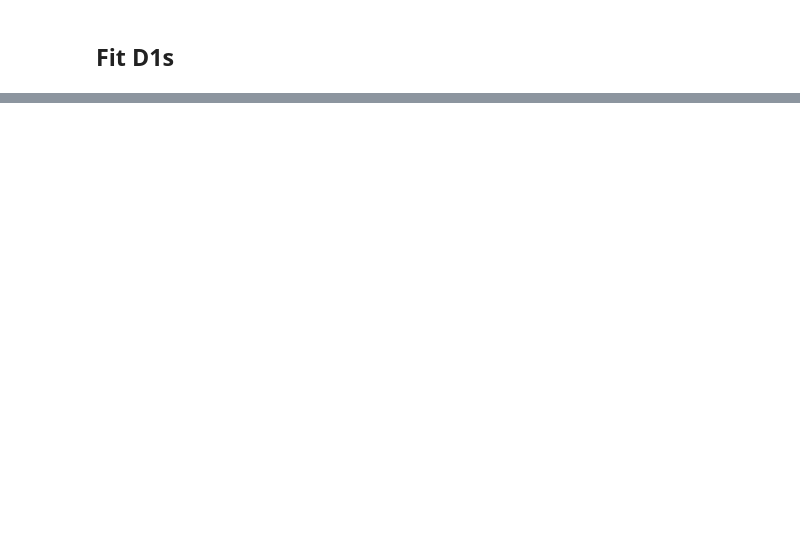
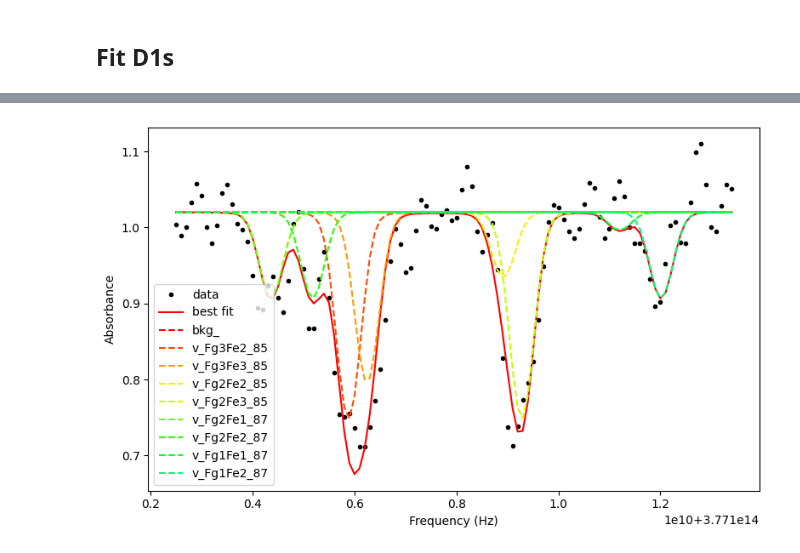
Before and after one commit to Seabear-attack/dev-table, a Jupyter notebook: Dual Comb/line_fit_rel.ipynb, the cells around one changed output, grey strips where cells are left out. Drawn from its saved outputs; the diff is of its cells as text; code cells hidden in the pictures; blank space fills up the shorter version.

```diff
--- a/Dual Comb/line_fit_rel.ipynb
+++ b/Dual Comb/line_fit_rel.ipynb
@@ -291,0 +612,86 @@ plt.show()
+# %%
+mask = (full_axis >= nu0_D1 - 5e9) & (full_axis <= nu0_D1 + 6e9)
+axis = full_axis[mask]
+spectrum = full_spectrum[mask]
+# ---------------------------
+# Build composite Voigt model
+# ---------------------------
+model = ConstantModel(prefix='bkg_')  # background offset
+params = model.make_params()
+
+params['bkg_c'].set(value=1)
+params.add('xoffset', value=0, min=-500e6, max=500e6)
+params.add('amp_scale', value=1e9)
+
+for isotope, transitions in lines['D1'].items():
+    for transition, props in transitions.items():
+        prefix = f'v_{transition + '_' + isotope}'
+        m = Model(transmission_model, prefix=prefix)
+        model *= m
+        params.update(m.make_params())
+
+        # Give reasonable starting guesses
+        params.add(f'{prefix}amp_rel', value=props['absorption'], vary=False)
+        params[f'{prefix}sigma'].set(value=props['sigma'], vary=False)
+        params[f'{prefix}gamma'].set(value=props['gamma'], vary=False)
+        params.add(f'{prefix}center_rel', value=props['center'], vary=False)
+        params[f'{prefix}center'].expr = f'{prefix}center_rel + xoffset'
+        params[f'{prefix}amplitude'].expr = f'{prefix}amp_rel * amp_scale'
+
+# ---------------------------
+# Fit model to data
+# ---------------------------
+result = model.fit(spectrum, params, x=axis)
+
+# ---------------------------
+# Display results
+# ---------------------------
+print(result.fit_report())
+
+yoffset = result.params['bkg_c'].value
+# xoffset = result.params['xoffset'].value
+xoffset=0
+
+plt.figure(figsize=(8, 5))
+plt.plot(axis, spectrum, 'k.', label='data')
+plt.plot(axis-xoffset, result.best_fit, 'r-', label='best fit')
+
+# Plot each individual component
+cmap = plt.colormaps['hsv']
+colors = cmap(np.linspace(0, 1, 20))
+
+components = result.eval_components(x=axis)
+for i, x in enumerate(components.items()):
+    name = x[0]
+    comp = x[1]
+    if i==0:
+        plt.plot(axis-xoffset, np.real(comp) , '--', label=name, color=colors[i])
+    else:
+        plt.plot(axis-xoffset, np.real(comp) *yoffset, '--', label=name, color=colors[i])
+
+plt.xlabel('Frequency (Hz)')
+plt.ylabel('Absorbance')
+plt.legend()
+plt.tight_layout()
+plt.show()
+
+# Unshifted line peaks
+peak_axis = np.linspace(np.min(axis), np.max(axis), int(1e7))
+unshift_params = result.params.copy()
+unshift_params['xoffset'].set(value=0)
+unshift_spectrum = result.eval(x=peak_axis, params=unshift_params)
+
+peaks_idx, peaks_props = find_peaks(-unshift_spectrum)
+peaks_freq = np.array([peak_axis[idx] for idx in peaks_idx])
+peaks_amp = result.eval(x=peaks_freq, params=unshift_params)
+print(peaks_freq)
+print(peaks_amp)
+plt.figure(figsize=(8, 5))
+plt.plot(axis, spectrum, 'k.', label='data')
+plt.plot(peak_axis, unshift_spectrum, 'r-', label='model')
+plt.plot(peaks_freq, peaks_amp, 'b.', label = 'peaks')
+plt.xlabel('Frequency (Hz)')
+plt.ylabel('Absorbance')
+plt.legend()
+plt.show()
+# %% [output]
@@ -291,0 +715 @@ plt.show()
+[figure, added]
```
Also changed, not shown: parts of 15 cells of this notebook.
